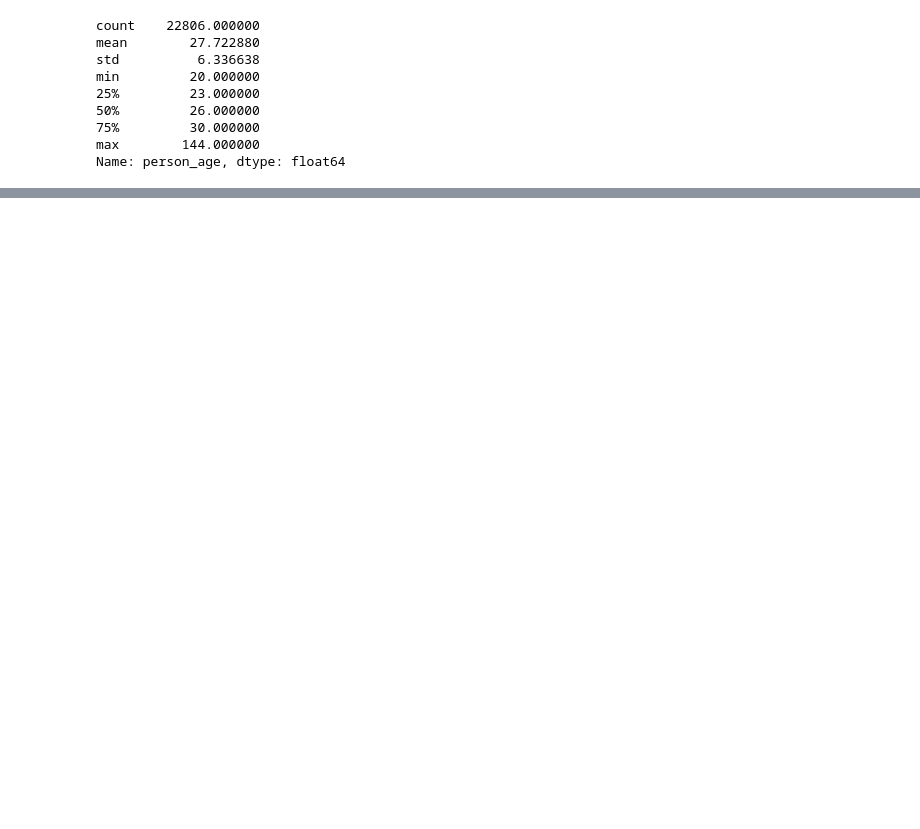
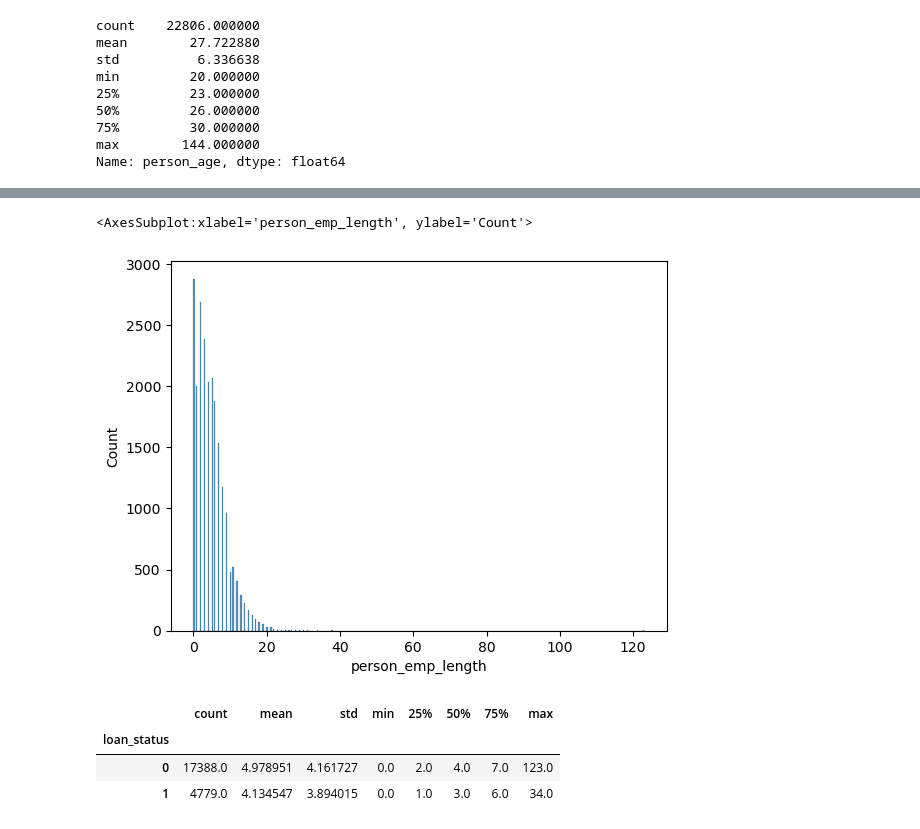
Before and after one commit to Tamirgading/End-to-End-Example-of-Scorecard-Creation, a Jupyter notebook: Untitled.ipynb, the cells around one changed output, grey strips where cells are left out. Saved outputs shown, nothing was run; the diff lists cells and outputs as text; code cells hidden in the pictures; blank space fills up the shorter version.

```diff
--- a/Untitled.ipynb
+++ b/Untitled.ipynb
@@ -293,0 +396,15 @@ Name: person_age, dtype: float64
+# %%
+# Distribution plot of person_emp_length
+sns.histplot(data = data_train,
+             x = 'person_emp_length')
+# %% [output]
+<AxesSubplot:xlabel='person_emp_length', ylabel='Count'>
+[figure, added]
+# %%
+# Descriptive of person_emp_length by response loan_status
+data_train['person_emp_length'].groupby(data_train[response_variable]).describe()
+# %% [output]
+|  | count | mean | std | min | 25% | 50% | 75% | max |
+| loan_status |  |  |  |  |  |  |  |  |
+| 0 | 17388.0 | 4.978951 | 4.161727 | 0.0 | 2.0 | 4.0 | 7.0 | 123.0 |
+| 1 | 4779.0 | 4.134547 | 3.894015 | 0.0 | 1.0 | 3.0 | 6.0 | 34.0 |
```
Also changed, not shown: parts of 115 cells of this notebook.
